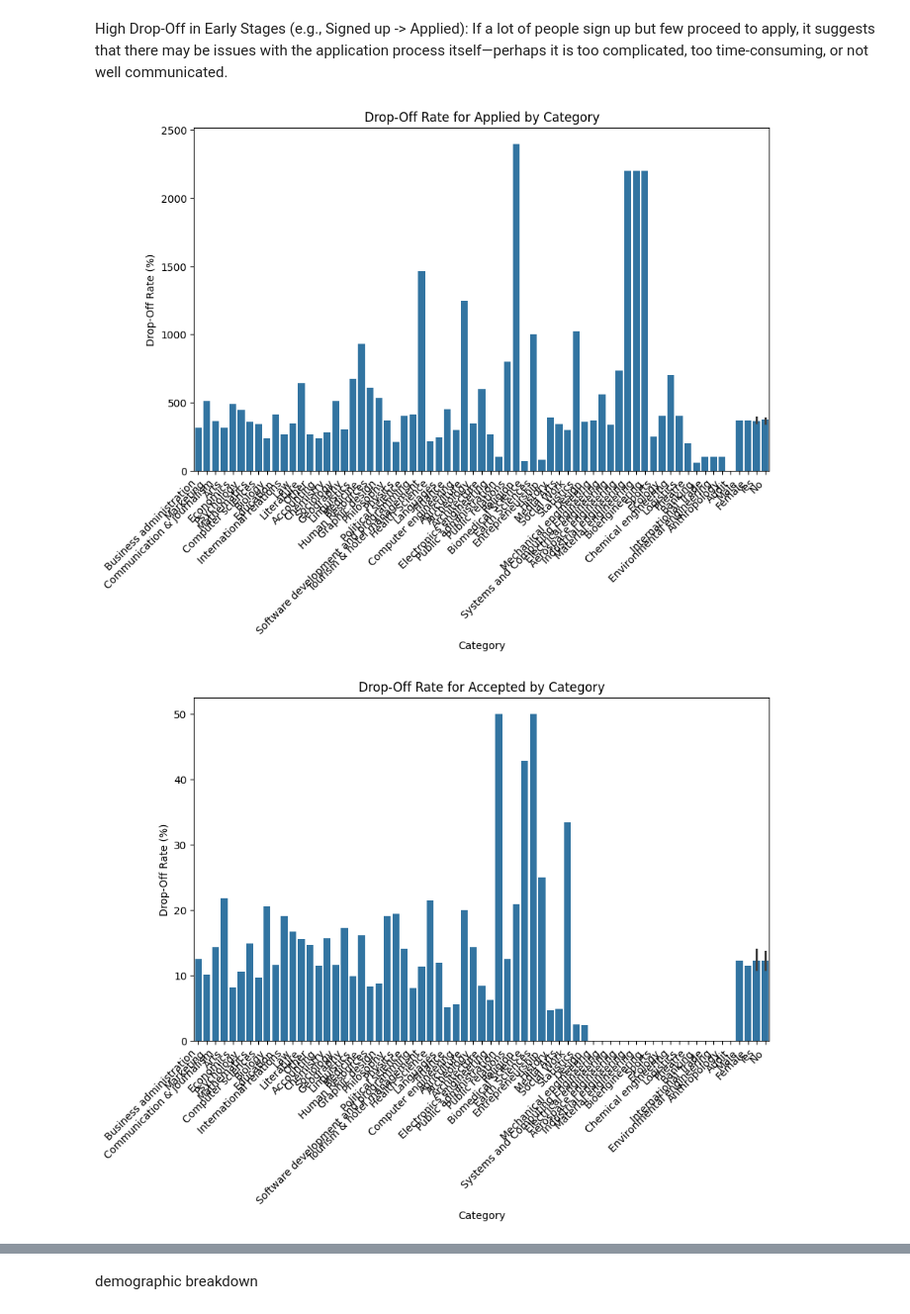
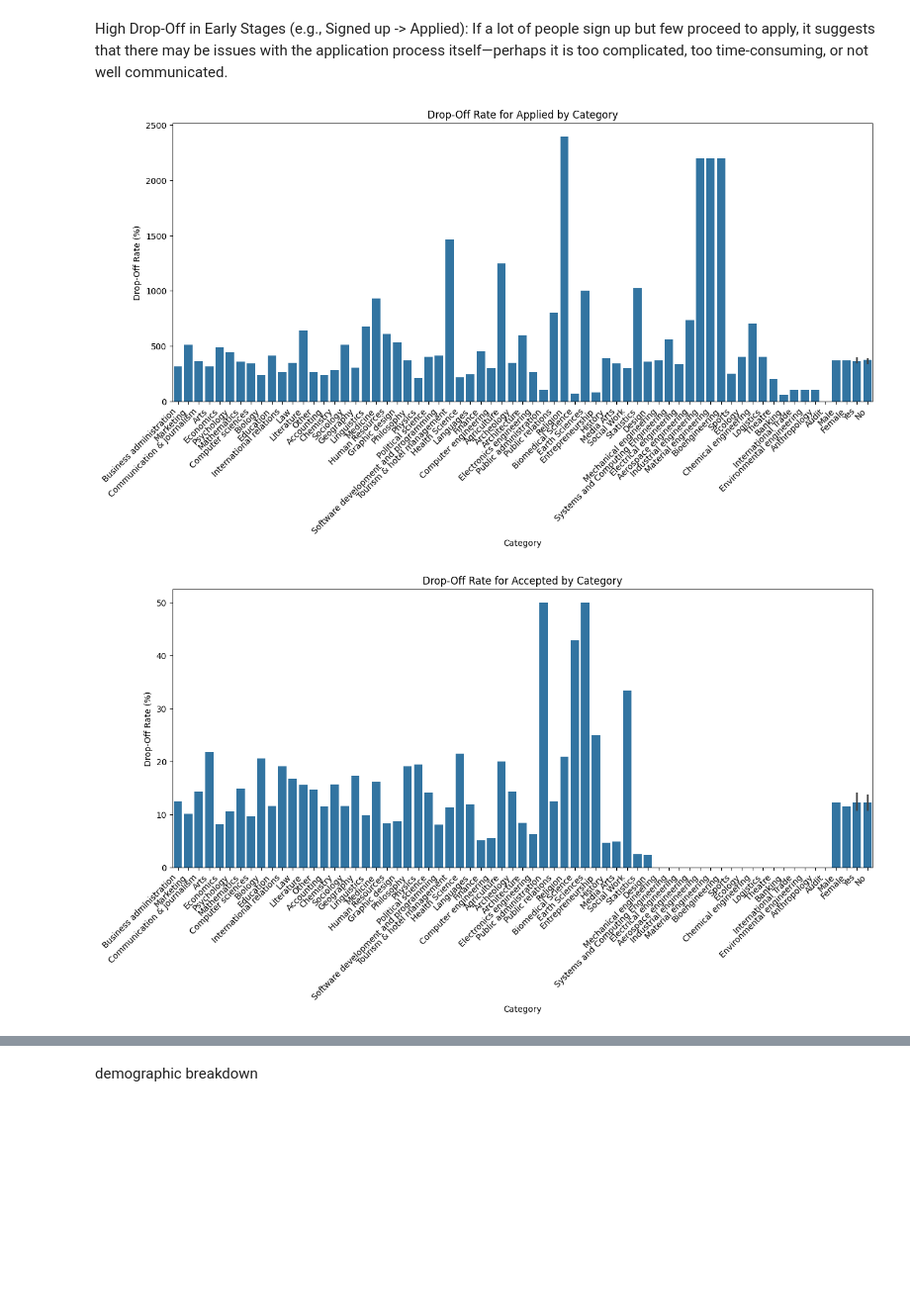
Before and after one commit to melvikaf/Globalanalytics_2025, a Jupyter notebook: bah2.ipynb, the cells around one changed output, grey strips where cells are left out. Shown at 99% size. Cells and saved outputs as stored; diff of their text form; code cells hidden in the pictures; blank space fills up the shorter version.

```diff
--- a/bah2.ipynb
+++ b/bah2.ipynb
@@ -78,33 +78,33 @@ def calculate_drop_off(df, category_col):
 
     return drop_off_rates
 
 
 # Loop through categories and calculate drop-off rates
 categories = ['Backgrounds', 'Gender', 'Funding', 'Prior International Experience', 'Co-op Participation']
 for category in categories:
     # Calculate drop-off rates for the current category
     category_data = pd.DataFrame(calculate_drop_off(SFU_2013to2024, category),
                                  columns=["Category", "Signed up", "Applied", "Accepted", "Approved", "Realized", "Finished", "Completed"])
 
     # Append to list for later concatenation
     drop_off_data_list.append(category_data)
 
 # Concatenate all data once
 drop_off_data = pd.concat(drop_off_data_list, ignore_index=True)
 
 # Visualize drop-off rates by category
 def plot_drop_off_chart(drop_off_data, stage):
-    plt.figure(figsize=(10, 6))
+    plt.figure(figsize=(15, 6))
     sns.barplot(x="Category", y=stage, data=drop_off_data)
     plt.title(f'Drop-Off Rate for {stage} by Category')
     plt.xticks(rotation=45, ha="right")
     plt.ylabel("Drop-Off Rate (%)")
     plt.show()
 
 # Plot drop-off rates for each stage
 stages = ["Applied", "Accepted", "Approved", "Realized", "Finished", "Completed"]
 for stage in stages:
     plot_drop_off_chart(drop_off_data, stage)
 # %% [output]
-[figure, old version]
+[figure, new version]
-[figure, old version]
+[figure, new version]
```
Also changed, not shown: parts of 2 cells of this notebook, 1 other file.
